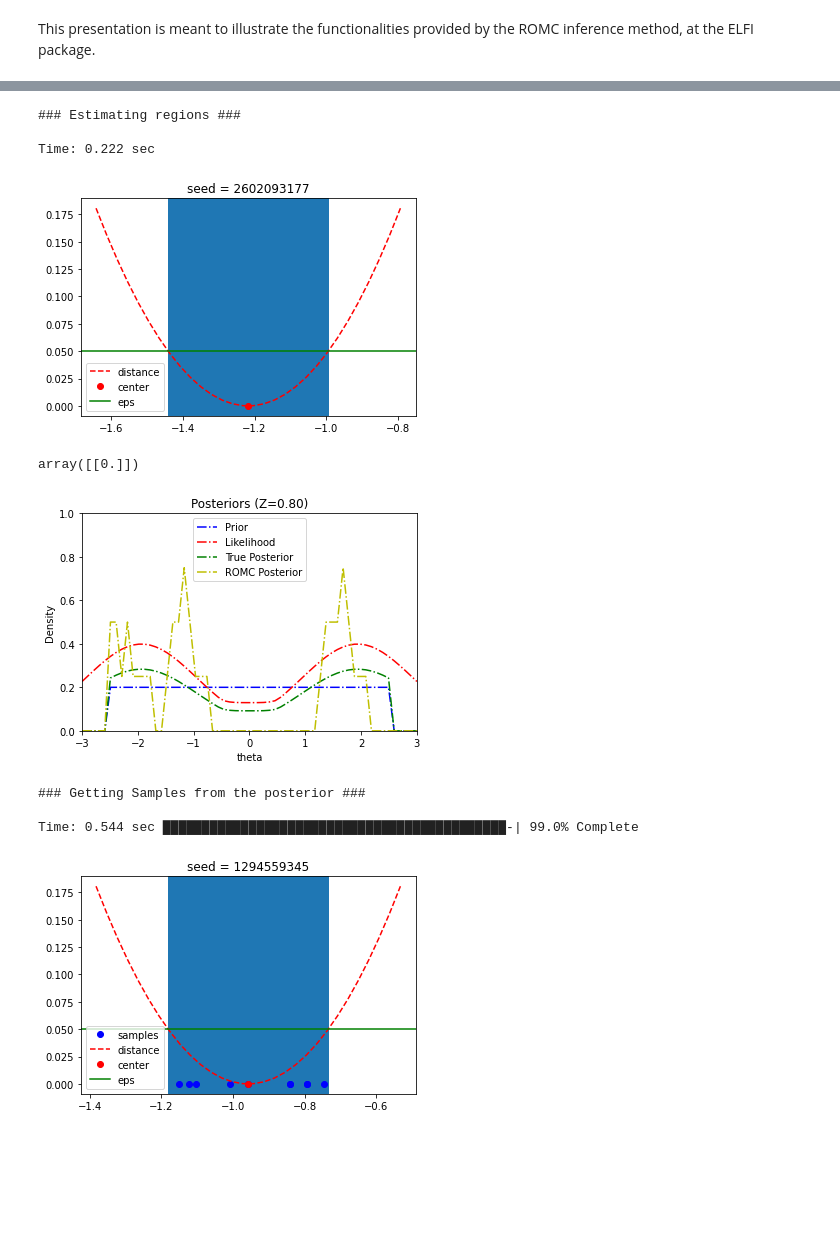
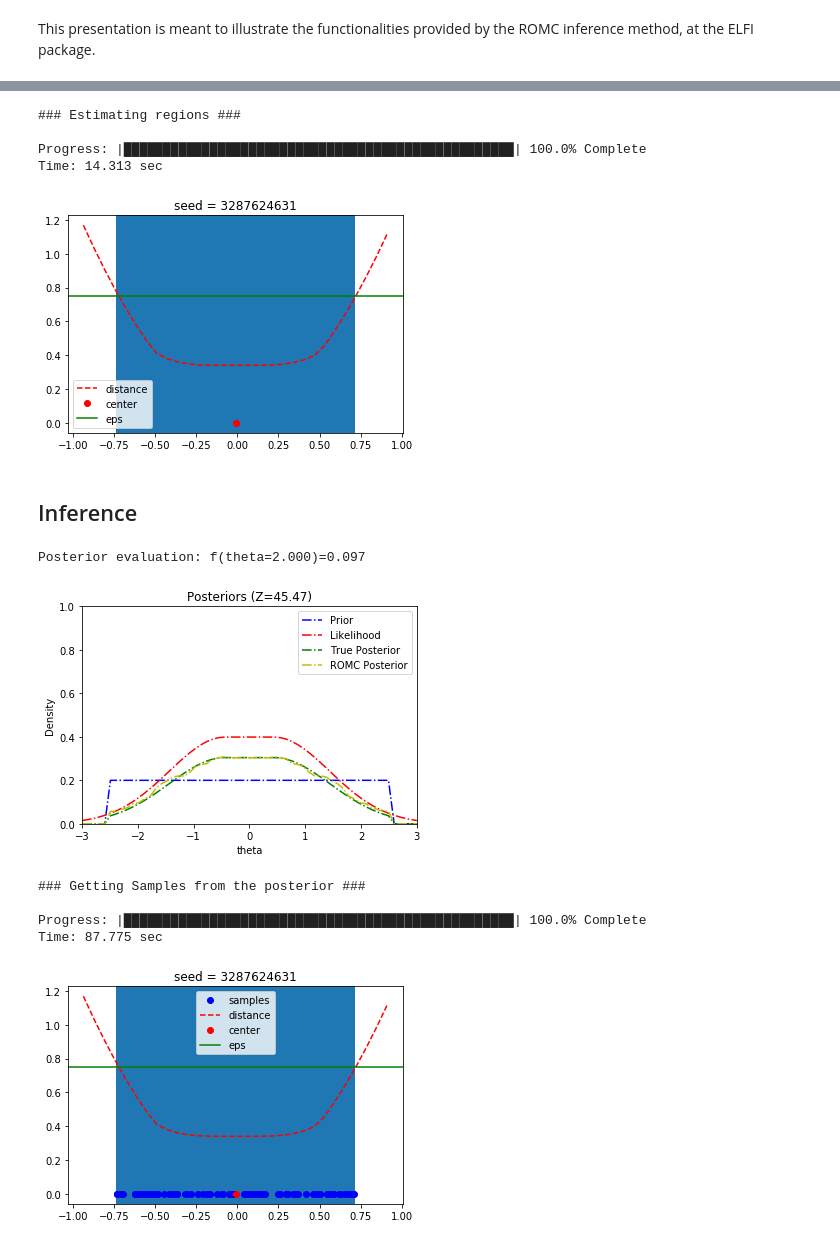
Before and after one commit to givasile/edinburgh-thesis, a Jupyter notebook: presentation_examples/example_1D.ipynb, the cells around one changed output, grey strips where cells are left out. Drawn from its saved outputs; the diff is of its cells as text; code cells hidden in the pictures; blank space fills up the shorter version.

```diff
--- a/presentation_examples/example_1D.ipynb
+++ b/presentation_examples/example_1D.ipynb
@@ -121,7 +121,7 @@ def create_gt_posterior(likelihood, prior, data, Z):
         return likelihood.pdf(data, np.array([theta])) * prior.pdf(np.array([theta])) / Z
     return tmp_func
 # %%
-data = np.array([1.5])
+data = np.array([0.])
 dim = data.shape[0]
 a = -2.5  # integration left limit
 b = 2.5   # integration right limit
@@ -217,10 +230,8 @@ romc.theta_hist(bins=100, range=(0.0, 0.000005))
 # %%
-eps = .05
-region_mode = "romc_jacobian"
-assert region_mode in ["gt_full_coverage", "romc_jacobian"]
-
-romc.estimate_regions(eps=eps, region_mode=region_mode)
+eps = .75
+romc.estimate_regions(eps=eps)
 # %% [output]
 ### Estimating regions ###
 
-Time: 0.222 sec
+Progress: |██████████████████████████████████████████████████| 100.0% Complete
+Time: 14.313 sec
@@ -227,11 +240,14 @@ Time: 0.222 sec
 # %%
 romc.visualize_region(3)
 # %% [output]
-[figure, old version]
+[figure, new version]
-# %%
-romc.eval_posterior(theta=np.array([[0.]]))
-# %% [output]
-array([[0.]])
+# %% [markdown]
+## Inference
+# %%
+theta = np.array([[2.]])
+print("Posterior evaluation: f(theta=%.3f)=%.3f" %(theta, romc.eval_posterior(theta=theta)))
+# %% [output]
+Posterior evaluation: f(theta=2.000)=0.097
 # %%
 # make plot
 plt.figure()
@@ -262,16 +278,17 @@ plt.plot(theta, tmp, 'y-.', label="ROMC Posterior")
 plt.legend()
 plt.show(block=False)
 # %% [output]
-[figure, old version]
+[figure, new version]
 # %%
-n2 = 10
-tmp = romc.sample(n2=n2)
+n2 = 100
+tmp = romc.sample(n2=n2, seed=seed)
 # %% [output]
 ### Getting Samples from the posterior ###
 
-Time: 0.544 sec ████████████████████████████████████████████-| 99.0% Complete
+Progress: |██████████████████████████████████████████████████| 100.0% Complete
+Time: 87.775 sec
 # %%
 # As before but now it plots the samples as well
-romc.visualize_region(0)
+romc.visualize_region(3)
 # %% [output]
-[figure, old version]
+[figure, new version]
```
Also changed, not shown: parts of 14 cells of this notebook, 24 other files.
